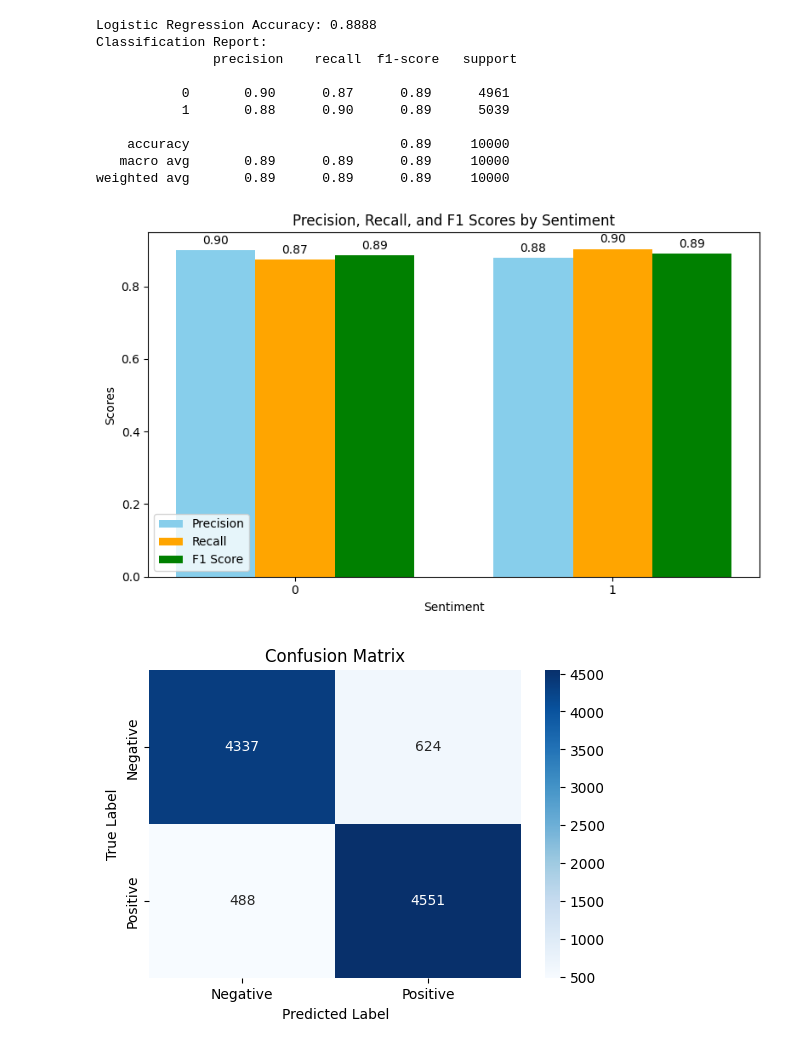
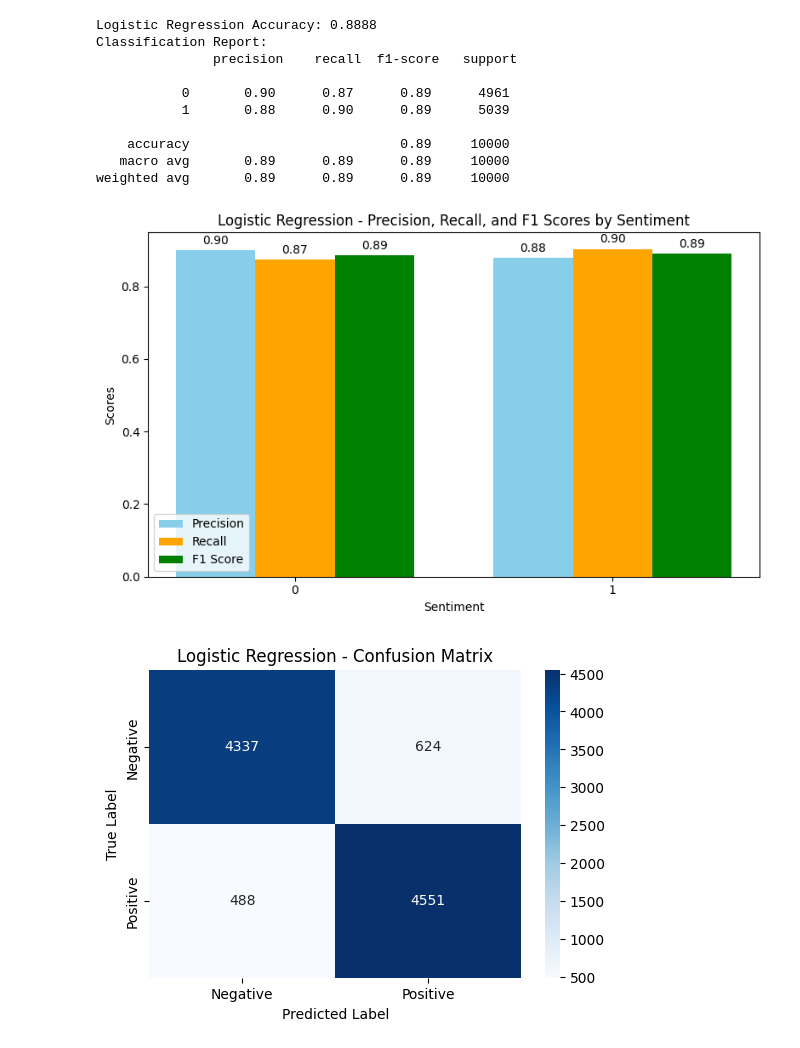
Before and after one commit to njdimmer/Projektarbeit, a Jupyter notebook: notebooks/logistic_regression.ipynb, the cells around one changed output. Cells and saved outputs as stored; diff of their text form; code cells hidden in the pictures.

Commit message:
logistic regression workflow

```diff
--- a/notebooks/logistic_regression.ipynb
+++ b/notebooks/logistic_regression.ipynb
@@ -217,7 +217,7 @@ bars3 = ax.bar(x + width, f1_score, width, label='F1 Score', color='green')
 
 ax.set_xlabel('Sentiment')
 ax.set_ylabel('Scores')
-ax.set_title('Precision, Recall, and F1 Scores by Sentiment')
+ax.set_title('Logistic Regression - Precision, Recall, and F1 Scores by Sentiment')
 ax.set_xticks(x)
 ax.set_xticklabels(categories)
 ax.legend()
@@ -228,15 +228,15 @@ for bars in [bars1, bars2, bars3]:
 plt.tight_layout()
 plt.show()
 # %% [output]
-[figure, old version]
+[figure, new version]
 # %%
 conf_matrix = confusion_matrix(test_labels, y_pred)
 
 plt.figure(figsize=(6, 4))
 sns.heatmap(conf_matrix, annot=True, fmt='d', cmap='Blues', xticklabels=['Negative', 'Positive'], yticklabels=['Negative', 'Positive'])
-plt.title("Confusion Matrix")
+plt.title("Logistic Regression - Confusion Matrix")
 plt.xlabel("Predicted Label")
 plt.ylabel("True Label")
 plt.show()
 # %% [output]
-[figure, old version]
+[figure, new version]
```
Also changed, not shown: 9 other files.
